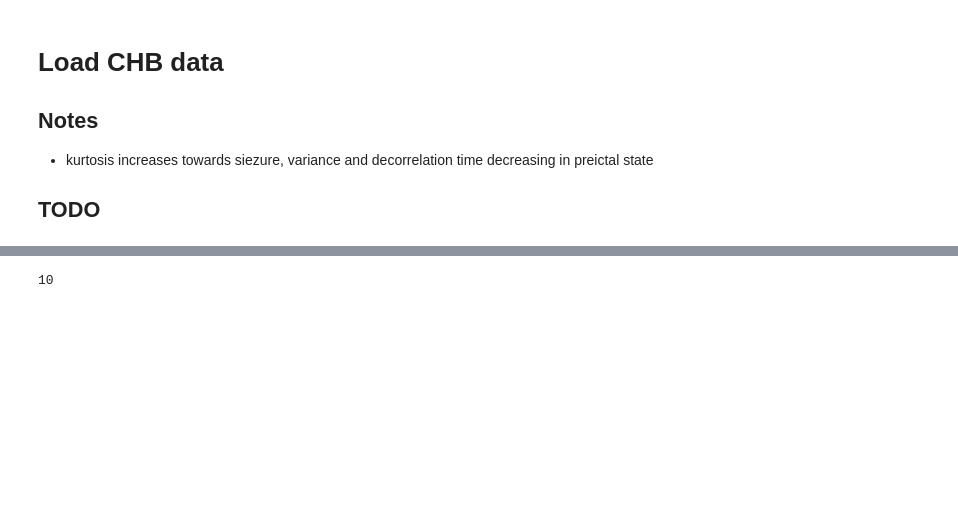
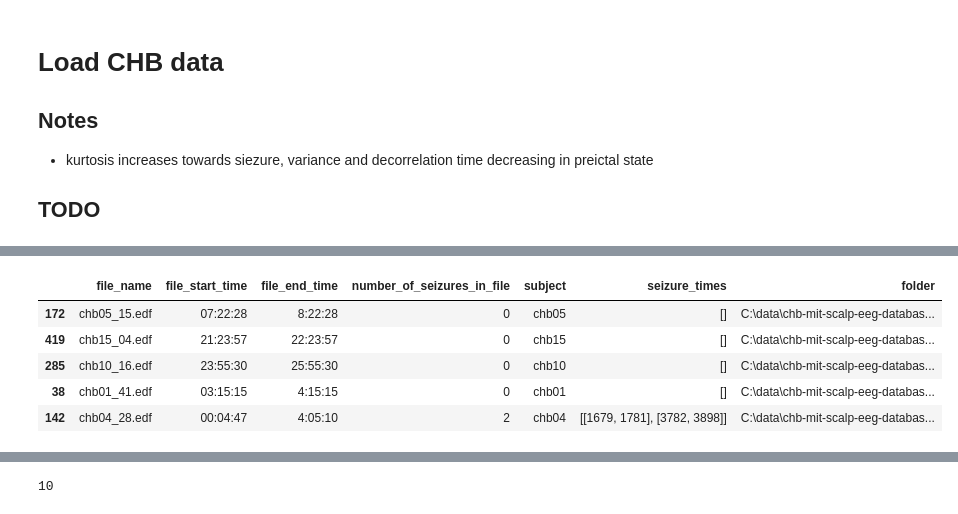
Before and after one commit to mattjdavis/eeg_classifier, a Jupyter notebook: load_data.ipynb, the cells around one changed output, grey strips where cells are left out. Drawn from its saved outputs; the diff is of its cells as text; code cells hidden in the pictures; blank space fills up the shorter version.

```diff
--- a/load_data.ipynb
+++ b/load_data.ipynb
@@ -166,3 +57,13 @@ df_info
+# %%
+df_info = utils.get_summaries(data_dir)
+df_info.sample(5)
+# %% [output]
+|  | file_name | file_start_time | file_end_time | number_of_seizures_in_file | subject | seizure_times | folder |
+| 172 | chb05_15.edf | 07:22:28 | 8:22:28 | 0 | chb05 | [] | C:\data\chb-mit-scalp-eeg-databas... |
+| 419 | chb15_04.edf | 21:23:57 | 22:23:57 | 0 | chb15 | [] | C:\data\chb-mit-scalp-eeg-databas... |
+| 285 | chb10_16.edf | 23:55:30 | 25:55:30 | 0 | chb10 | [] | C:\data\chb-mit-scalp-eeg-databas... |
+| 38 | chb01_41.edf | 03:15:15 | 4:15:15 | 0 | chb01 | [] | C:\data\chb-mit-scalp-eeg-databas... |
+| 142 | chb04_28.edf | 00:04:47 | 4:05:10 | 2 | chb04 | [[1679, 1781], [3782, 3898]] | C:\data\chb-mit-scalp-eeg-databas... |
 # %%
 df_info["number_of_seizures_in_file"] = df_info["number_of_seizures_in_file"].astype('int')
 df_info.query('number_of_seizures_in_file > 1').head()
```
Also changed, not shown: parts of 39 cells of this notebook, 3 other files.
